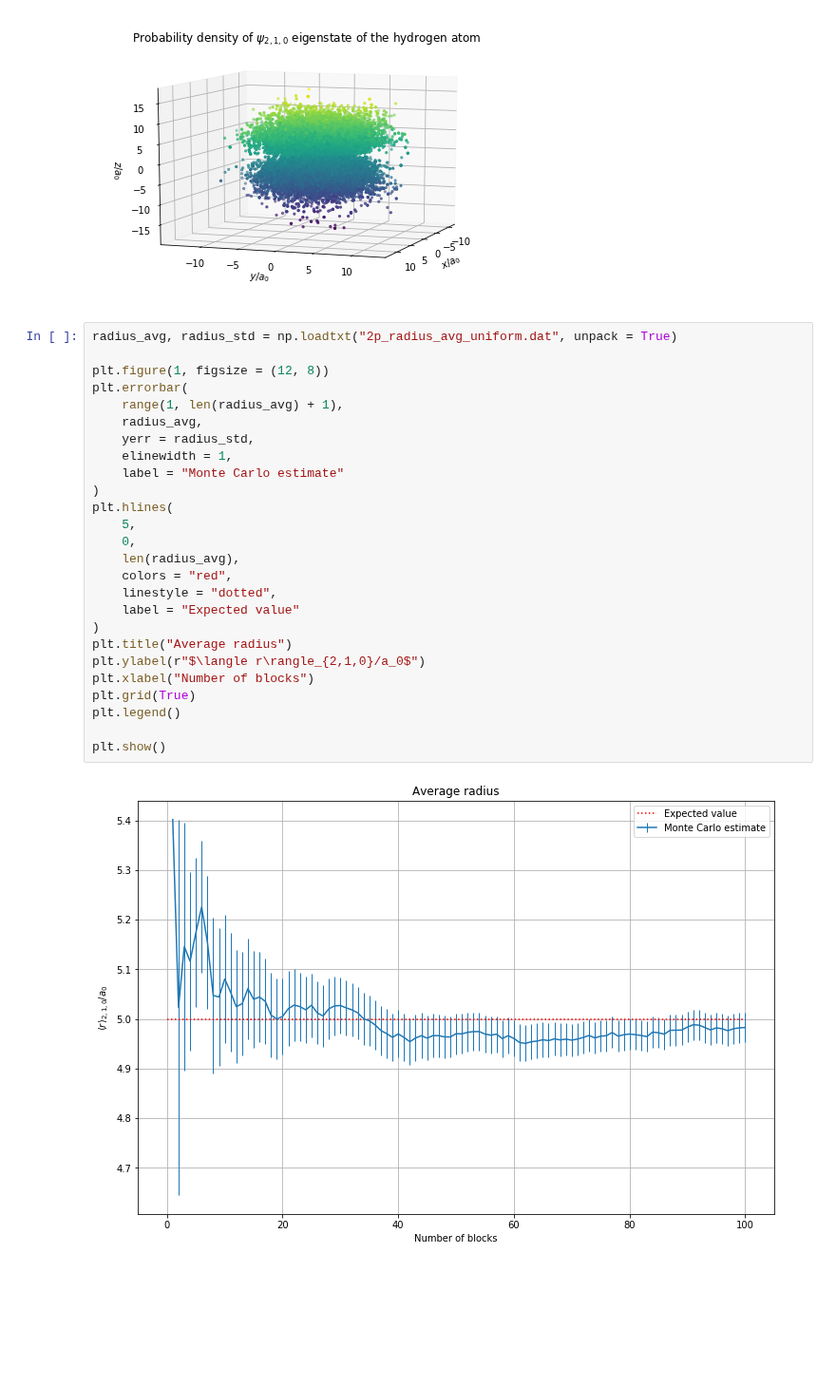
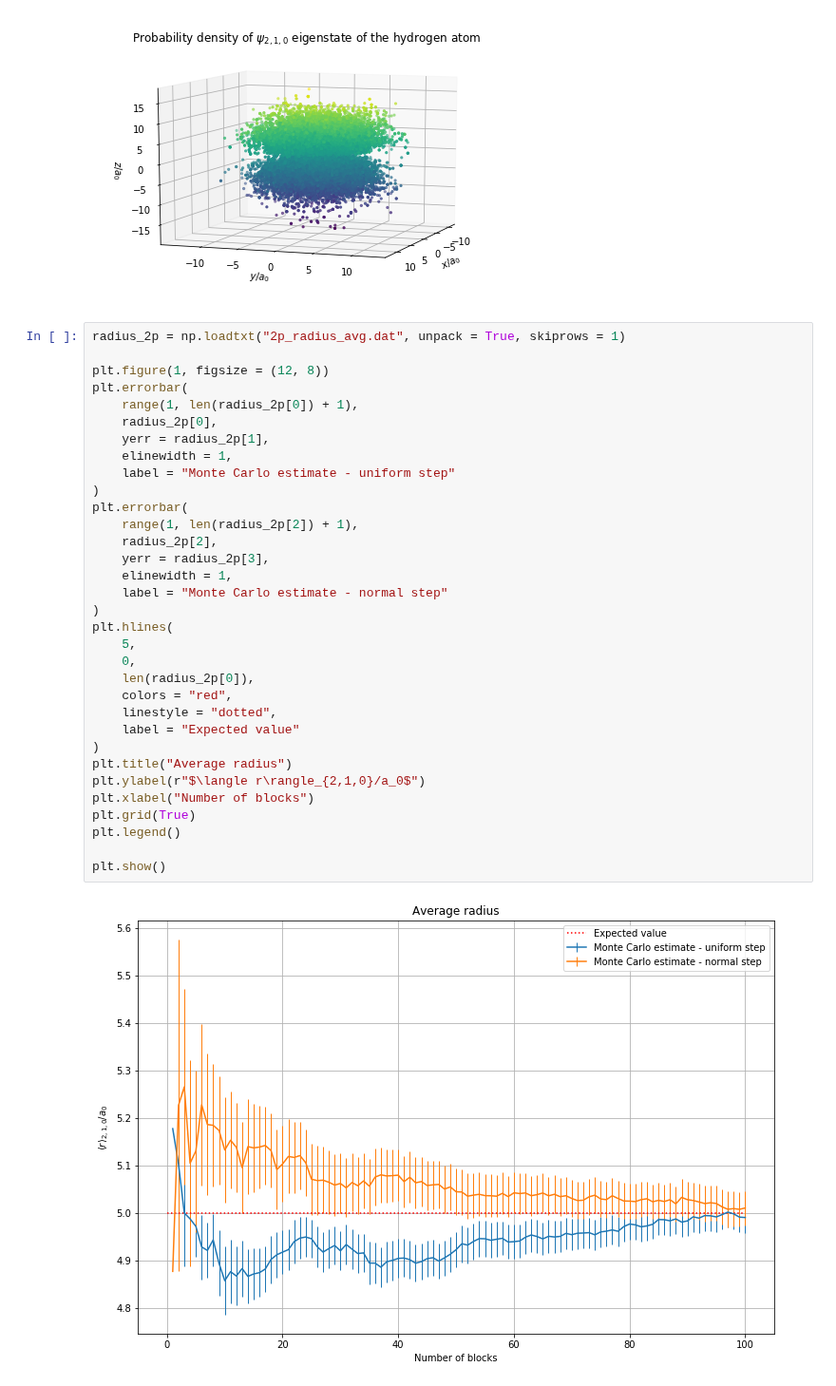
Before and after one commit to phaerrax/lab-simulazione-numerica, a Jupyter notebook: exercise05/exercise05.ipynb, the cells around one changed output. Shown at 95% size. Cells and saved outputs as stored; diff of their text form; blank space fills up the shorter version.

```diff
--- a/exercise05/exercise05.ipynb
+++ b/exercise05/exercise05.ipynb
@@ -79,30 +86,37 @@ plt.show()
 # %% [output]
 [figure]
 # %%
-radius_avg, radius_std = np.loadtxt("2p_radius_avg_uniform.dat", unpack = True)
+radius_2p = np.loadtxt("2p_radius_avg.dat", unpack = True, skiprows = 1)
 
 plt.figure(1, figsize = (12, 8))
 plt.errorbar(
-    range(1, len(radius_avg) + 1),
-    radius_avg,
-    yerr = radius_std,
+    range(1, len(radius_2p[0]) + 1),
+    radius_2p[0],
+    yerr = radius_2p[1],
     elinewidth = 1,
-    label = "Monte Carlo estimate"
+    label = "Monte Carlo estimate - uniform step"
+)
+plt.errorbar(
+    range(1, len(radius_2p[2]) + 1),
+    radius_2p[2],
+    yerr = radius_2p[3],
+    elinewidth = 1,
+    label = "Monte Carlo estimate - normal step"
 )
 plt.hlines(
     5,
     0,
-    len(radius_avg),
+    len(radius_2p[0]),
     colors = "red",
     linestyle = "dotted",
     label = "Expected value"
 )
 plt.title("Average radius")
 plt.ylabel(r"$\langle r\rangle_{2,1,0}/a_0$")
 plt.xlabel("Number of blocks")
 plt.grid(True)
 plt.legend()
 
 plt.show()
 # %% [output]
-[figure, old version]
+[figure, new version]
```
Also changed, not shown: parts of 1 cell of this notebook, 9 other files.
